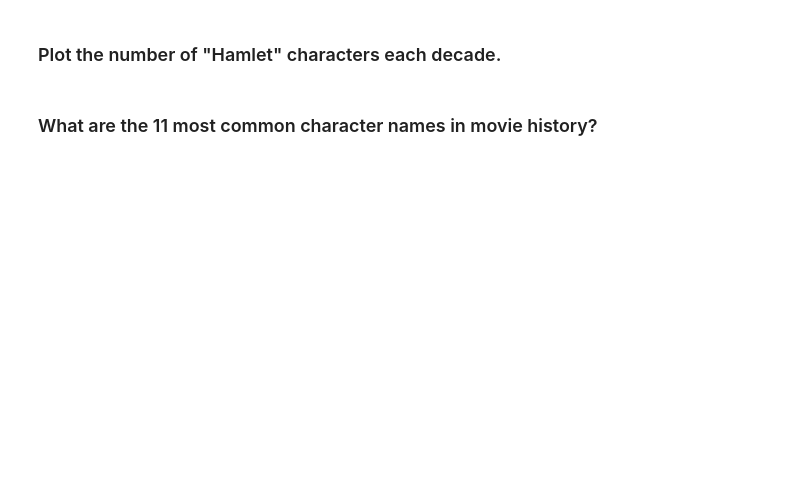
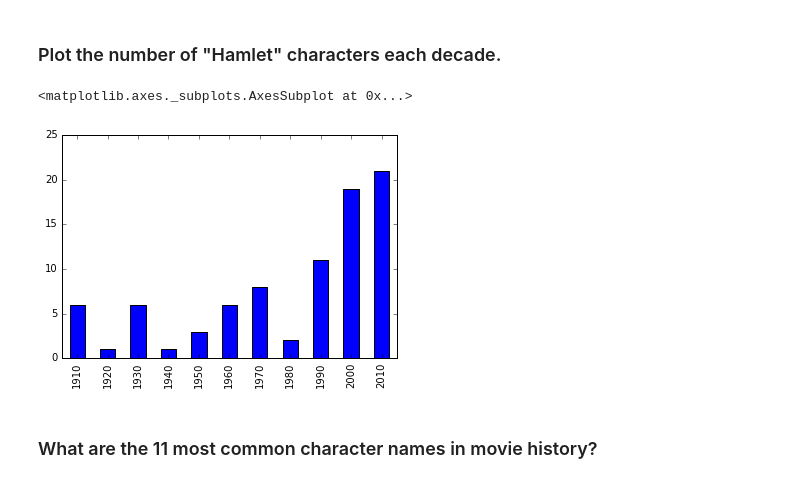
Before and after one commit to climberwb/pycon-pandas-tutorial, a Jupyter notebook: Exercises-2.ipynb, the cells around one changed output. Saved outputs shown, nothing was run; the diff lists cells and outputs as text; code cells hidden in the pictures; blank space fills up the shorter version.

```diff
--- a/Exercises-2.ipynb
+++ b/Exercises-2.ipynb
@@ -64,4 +77,10 @@ t = titles
 # %% [markdown]
 ### Plot the number of "Hamlet" characters each decade.
+# %%
+t = cast[cast.character == 'Hamlet']
+(t.year // 10 * 10).value_counts().sort_index().plot(kind='bar')
+# %% [output]
+<matplotlib.axes._subplots.AxesSubplot at 0x...>
+[figure, added]
 # %% [markdown]
 ### What are the 11 most common character names in movie history?
```
Also changed, not shown: parts of 10 cells of this notebook.
